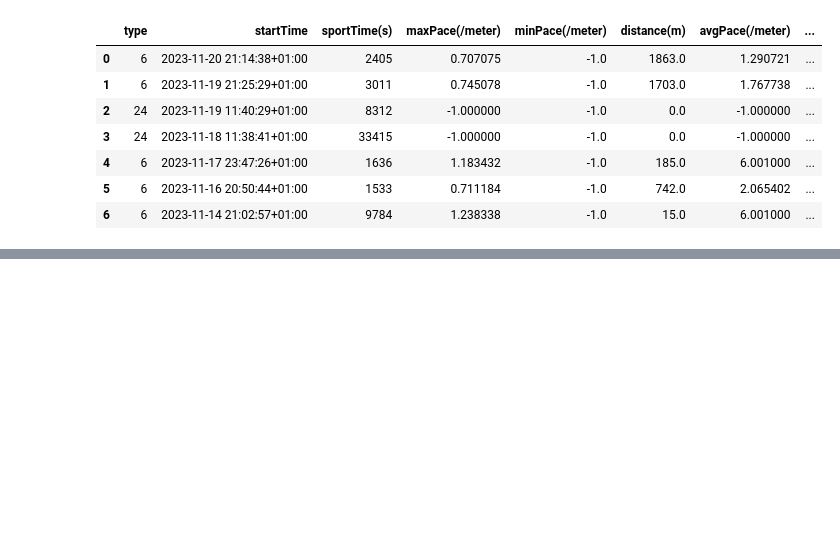
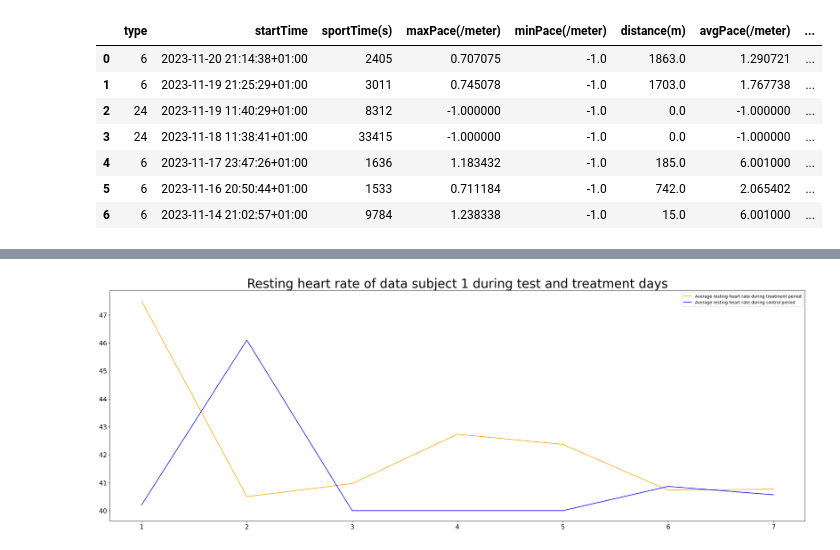
Before and after one commit to Tjielke/Data-mining, a Jupyter notebook: Project_walk.ipynb, the cells around one changed output, grey strips where cells are left out. Drawn from its saved outputs; the diff is of its cells as text; code cells hidden in the pictures; blank space fills up the shorter version.

```diff
--- a/Project_walk.ipynb
+++ b/Project_walk.ipynb
@@ -299,0 +399,14 @@ plt.plot(Yidan_ACTIVITY_MINUTE_select['datetime'],Yidan_ACTIVITY_MINUTE_select['
+# %%
+Tjielke_treatment = Tjielke_SLEEP_start_select[0:7]
+Tjielke_treatment['days'] = [1,2,3,4,5,6,7]
+
+
+George_treatment = George_SLEEP_start_select[0:7]
+George_treatment['days'] = [1,2,3,4,5,6,7]
+
+Yidan_treatment = Yidan_SLEEP_start_select
+Yidan_treatment['days'] = [1,2,3,4,5]
+
+Lars_treatment = Lars_SLEEP_start_select.iloc[0:5]
+Lars_treatment['days'] = [1,2,3,4,5]
+Lars_treatment
@@ -299,0 +440,16 @@ plt.plot(Yidan_ACTIVITY_MINUTE_select['datetime'],Yidan_ACTIVITY_MINUTE_select['
+# %%
+Tjielke_control = Tjielke_SLEEP_start_select_c
+Tjielke_control['days'] = [1,2,3,4,5,6,7,8,9]
+Tjielke_control = Tjielke_control[Tjielke_control['days'] <= 7]
+
+George_control = George_SLEEP_start_select_c
+George_control['days'] = [1,2,3,4,5,6,7,8]
+George_control = George_control[George_control['days'] <= 7]
+
+Yidan_control = Yidan_SLEEP_start_select_c
+Yidan_control['days'] = [1,2,3,4,5,6]
+Yidan_control = Yidan_control[Yidan_control['days'] <= 5]
+
+Lars_control = Lars_SLEEP_start_select_c[0:5]
+Lars_control['days'] = [1,2,3,4,5]
+Lars_control = Lars_control[Lars_control['days'] <= 5]
@@ -299,0 +477,14 @@ plt.plot(Yidan_ACTIVITY_MINUTE_select['datetime'],Yidan_ACTIVITY_MINUTE_select['
+# %%
+fig, ax1 = plt.subplots(figsize=(30, 10))
+
+ax1.plot(Tjielke_treatment['days'], Tjielke_treatment['lowest_30_heartrates'], color = 'orange')
+ax1.plot(Tjielke_control['days'], Tjielke_control['lowest_30_heartrates'], color = 'blue')
+#ax1.bar(Tjielke_treatment['days'], Tjielke_treatment['activity_before_bed'])
+#ax1.bar(Tjielke_control['days'], Tjielke_control['activity_before_bed'])
+
+plt.title('Resting heart rate of data subject 1 during test and treatment days', fontsize=30)
+plt.xticks(size = 15,rotation = 0)
+plt.yticks(size = 15)
+plt.legend(['Average resting heart rate during treatment period','Average resting heart rate during control period']);
+# %% [output]
+[figure, added]
```
Also changed, not shown: parts of 24 cells of this notebook, 43 other files.
